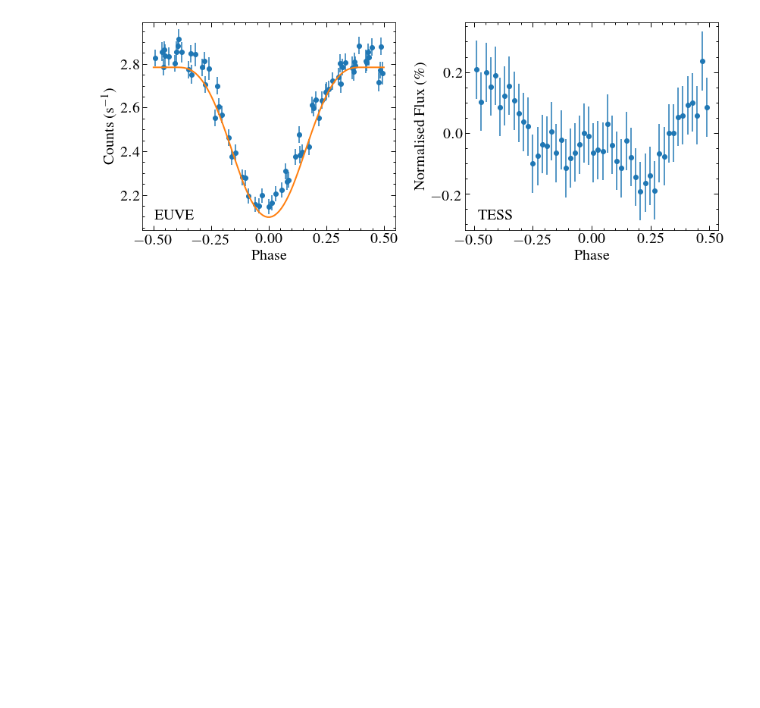
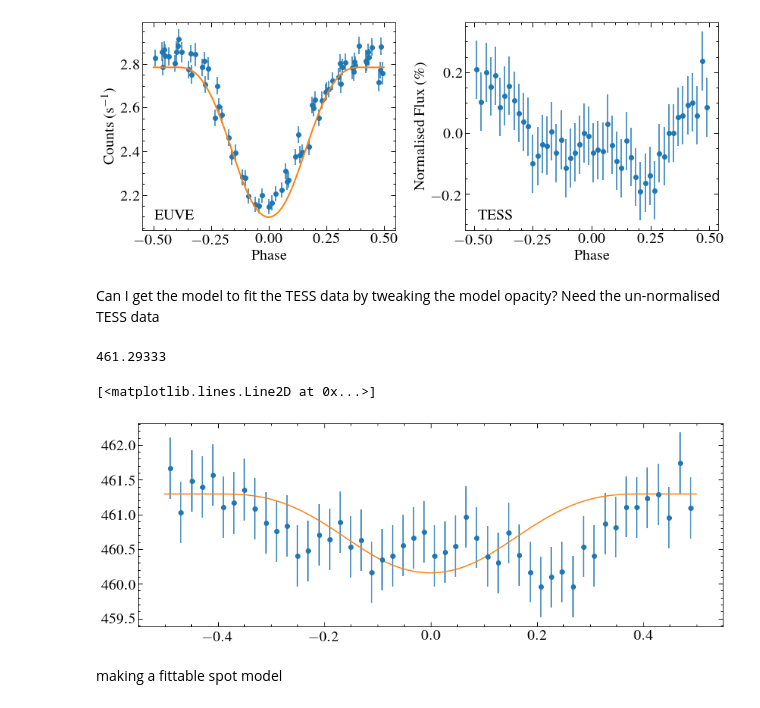
Before and after one commit to davidjwilson/GD394-Tess, a Jupyter notebook: spot_model.ipynb, the cells around one changed output. Drawn from its saved outputs; the diff is of its cells as text; code cells hidden in the pictures; blank space fills up the shorter version.

Commit message:
new spot fits

```diff
--- a/spot_model.ipynb
+++ b/spot_model.ipynb
@@ -139,3 +141,35 @@ plt.savefig('plots/euve_v_tess.pdf', dpi=150)
 # %% [output]
 693
 [figure]
+# %% [markdown]
+Can I get the model to fit the TESS data by tweaking the model opacity? Need the un-normalised TESS data
+# %%
+tessfits = glob.glob('tess_fits_files/*fits')
+data = fits.getdata(tessfits[0],1)
+t, f, e, q = data['TIME'], data['PDCSAP_FLUX'], data['PDCSAP_FLUX_ERR'], data['QUALITY']
+t, f, e = t[q==0], f[q==0], e[q==0]
+lc1 = lk.LightCurve(time=t, flux=f, flux_err=e ).remove_outliers(sigma=5)
+
+data = fits.getdata(tessfits[1],1)
+t, f, e, q = data['TIME'], data['PDCSAP_FLUX'], data['PDCSAP_FLUX_ERR'], data['QUALITY']
+t, f, e = t[q==0], f[q==0], e[q==0]
+lc2 = lk.LightCurve(time=t, flux=f, flux_err=e ).remove_outliers(sigma=5)
+
+lc = lc1.append(lc2)
+lcfold = lc.fold(1.1468, t0 =2458737.560 ).bin(pbin)
+plt.errorbar(lcfold.time, lcfold.flux, yerr=lcfold.flux_err, marker='o', ls='none')
+
+
+phi = np.linspace(0, 360, 100)
+#ds = [np.tan((1-p)*np.pi) for p in phi]
+utess = np.mean(lcfold.flux[lcfold.flux > 461])
+print(utess)
+gamma = 35.55*np.pi/180
+counts = np.array([spot(p*np.pi/180, gamma, U =utess, kw=0.99) for p in phi])
+plt.plot((phi/360)-0.5, counts[:,0])
+# %% [output]
+461.29333
+[<matplotlib.lines.Line2D at 0x...>]
+[figure, added]
+# %% [markdown]
+making a fittable spot model
```
Also changed, not shown: parts of 11 cells of this notebook, 3 other files.
